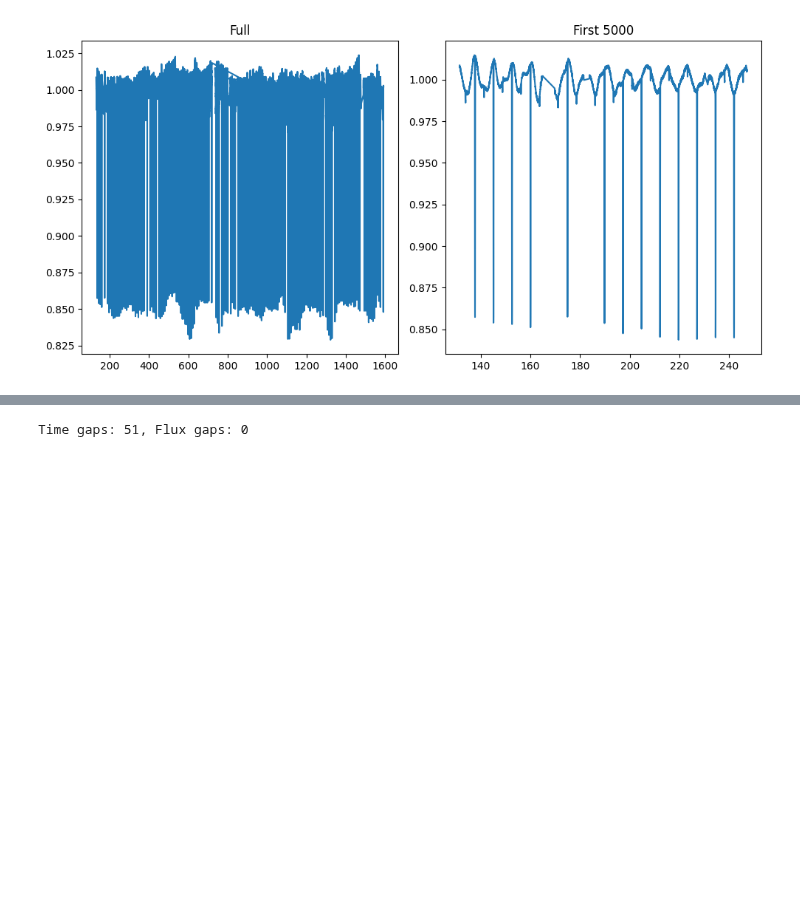
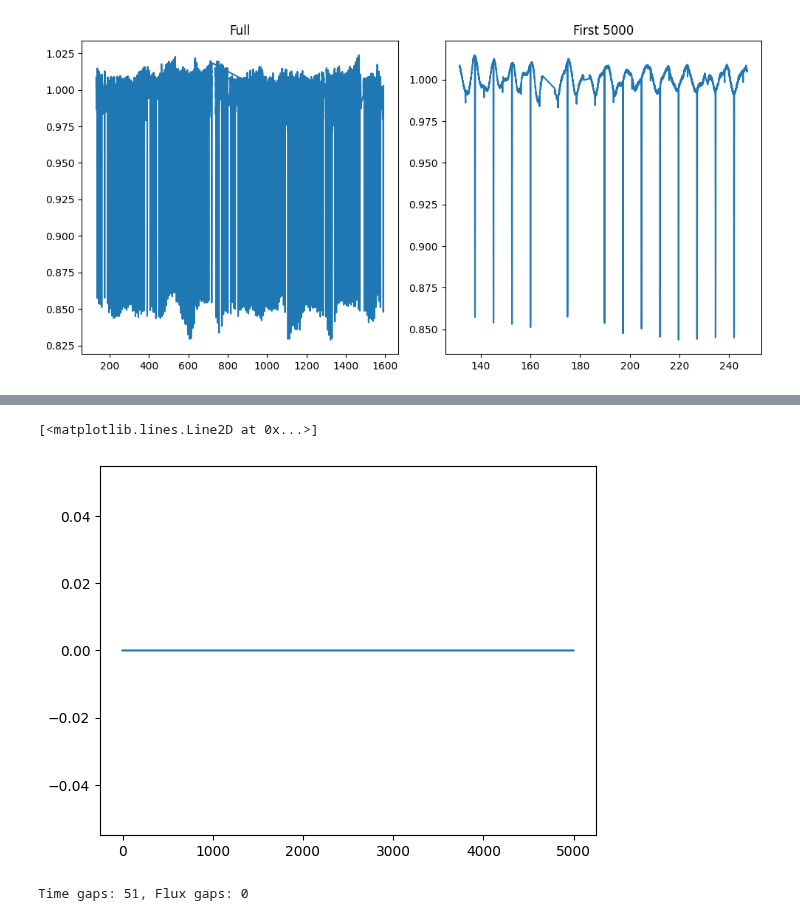
Before and after one commit to sfremy/astro_tools, a Jupyter notebook: prefold_automated.ipynb, the cells around one changed output, grey strips where cells are left out. Drawn from its saved outputs; the diff is of its cells as text; code cells hidden in the pictures; blank space fills up the shorter version.

```diff
--- a/prefold_automated.ipynb
+++ b/prefold_automated.ipynb
@@ -140,3 +176,20 @@ plt.plot(fft_result)
+# %%
+f0 = freqs[np.argmax(fft)]
+
+harmonics = np.array([f0 * i for i in range(1)])  # N harmonics
+tolerance = 0.5  # or finer, depending on resolution
+
+for h in harmonics:
+    fft[np.abs(freqs - h) < tolerance] = 0
+    fft[np.abs(freqs + h) < tolerance] = 0  # mirror frequency
+
+cleaned_signal = np.fft.ifft(fft).real
+
+plt.figure()
+plt.plot(cleaned_signal[0:5000])
+# %% [output]
+[<matplotlib.lines.Line2D at 0x...>]
+[figure, added]
 # %%
 
 
```
Also changed, not shown: parts of 5 cells of this notebook.
